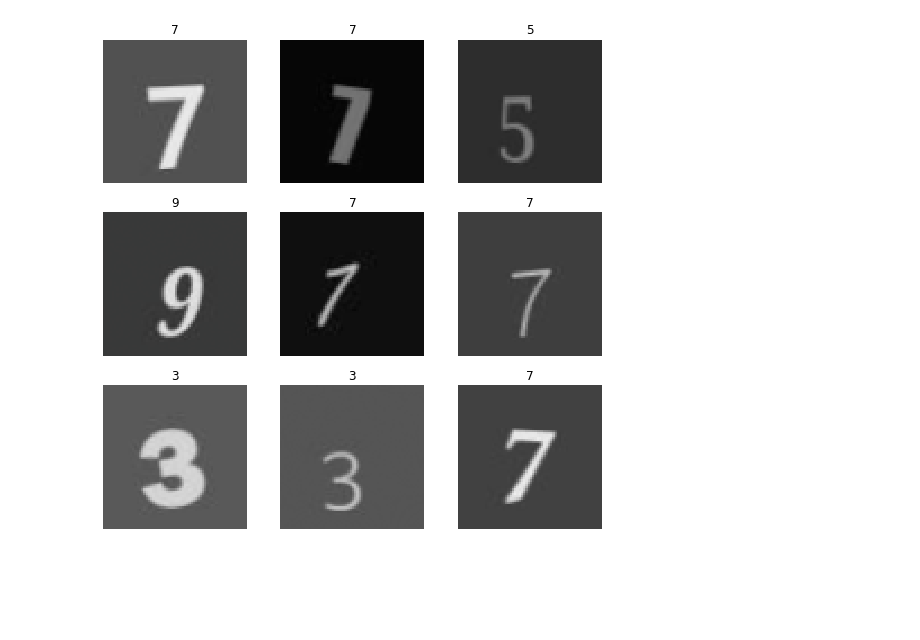
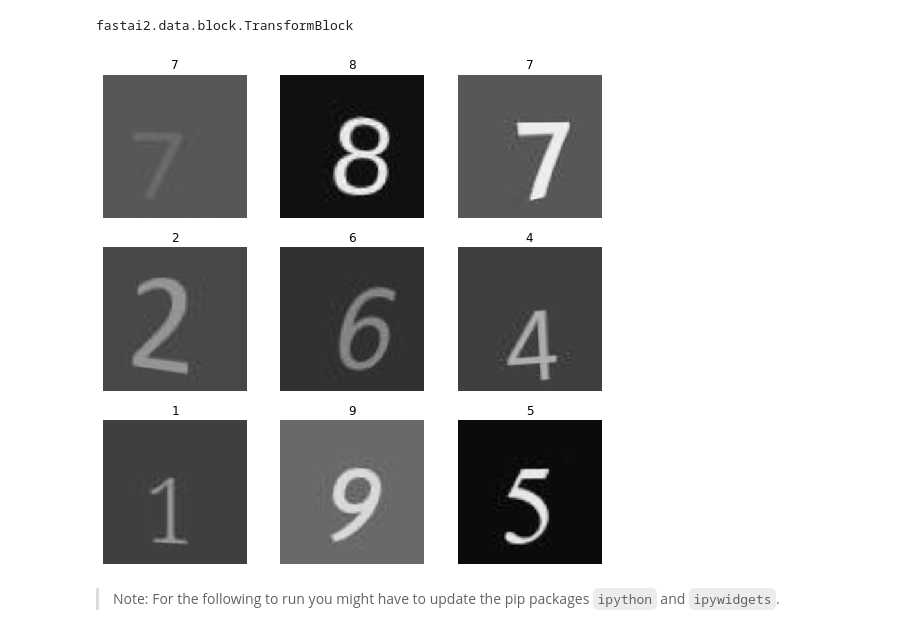
Before and after one commit to j-k/deep_vision_fastai_v2, a Jupyter notebook: 01_image_classification.ipynb, the cells around one changed output. Cells and saved outputs as stored; diff of their text form; code cells hidden in the pictures; blank space fills up the shorter version.

Commit message:
image classification

```diff
--- a/01_image_classification.ipynb
+++ b/01_image_classification.ipynb
@@ -8,5 +40,4 @@ import fastai2.vision.all as fv
 # %%
-#fv.default_device = fv.torch.device("cpu")
-fv.set_seed(42)
-bs = 32
-path = Path("00_classifier_images")
+fv.default_device = fv.torch.device("cuda", 0)
+#fv.default_device = fv.torch.device("cpu)
+print(fv.default_device)
@@ -32,6 +52,32 @@ dls = fv.ImageDataLoaders.from_name_re(
+# %%
+blocks=(fv.ImageBlock, fv.CategoryBlock)
+# %%
+type(fv.ImageBlock())
+# %% [output]
+fastai2.data.block.TransformBlock
+# %%
+digits = fv.DataBlock(
+    blocks=blocks,
+    get_items=fv.get_image_files,
+    splitter=fv.RandomSplitter(),
+    get_y=fv.using_attr(
+        fv.RegexLabeller(r'^(\d)_\w+.jpeg$'),
+        'name'
+    ),
+    #item_tfms=Resize(460),
+    batch_tfms=fv.aug_transforms(size=224, do_flip=False)
+)
+# %%
+dls = digits.dataloaders(
+    "00_classifier_images",
+    bs=128,
+    num_workers=0
+)
 # %%
-dls.show_batch()
+dls.show_batch(max_n=9)
 # %% [output]
-[figure, old version]
+[figure, new version]
+# %% [markdown]
+> Note: For the following to run you might have to update the pip packages `ipython` and `ipywidgets`.
 # %%
 learn = fv.cnn_learner(dls, fv.resnet18, metrics=fv.accuracy)
```
Also changed, not shown: parts of 18 cells of this notebook.
